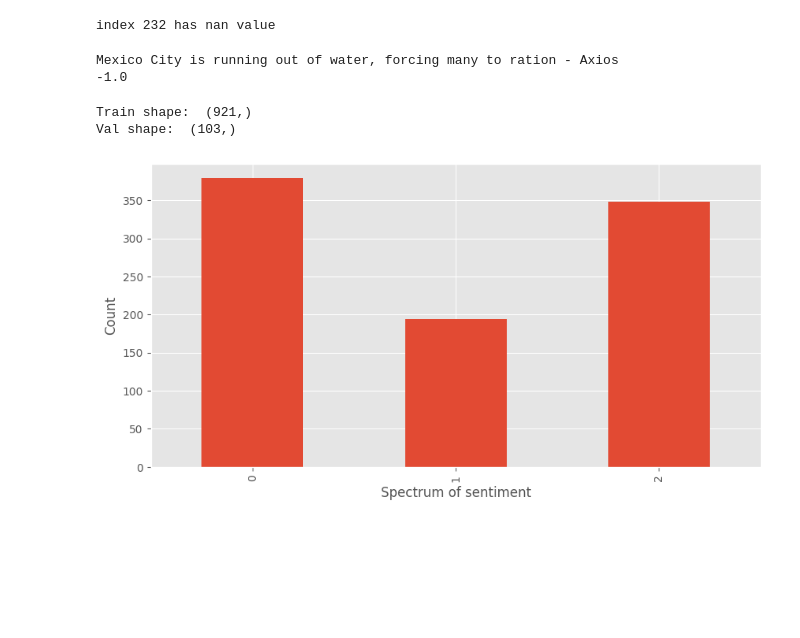
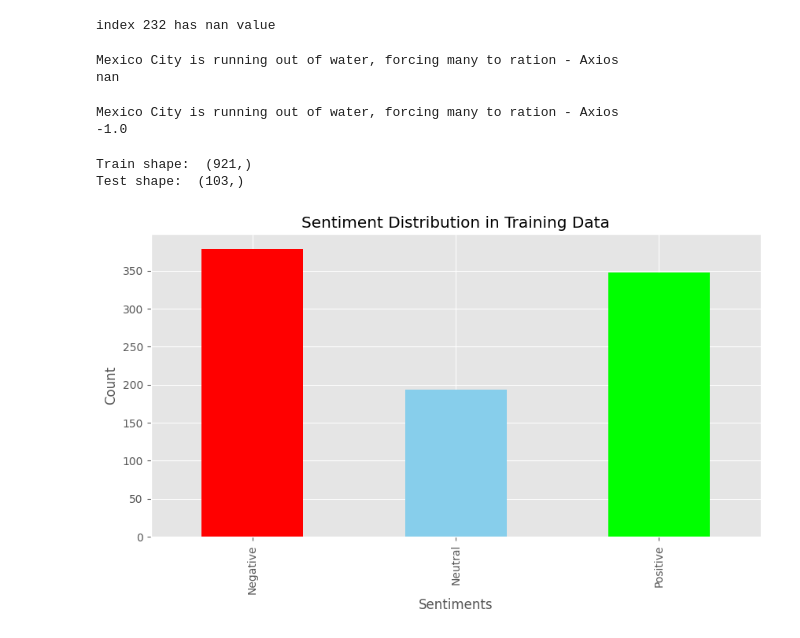
Before and after one commit to AnishD11/Sentiment-Analysis-of-Climate-Headlines, a Jupyter notebook: climate_headline.ipynb, the cells around one changed output. Drawn from its saved outputs; the diff is of its cells as text; code cells hidden in the pictures; blank space fills up the shorter version.

```diff
--- a/climate_headline.ipynb
+++ b/climate_headline.ipynb
@@ -191,55 +175,56 @@ for i in range(len(df)):
 		print(f'index {i} has nan value')
 # %% [output]
 index 232 has nan value
+# %%
+print(df.loc[232,"Headline"])
+print(df.loc[232,"Sentiment"])
+# %% [output]
+Mexico City is running out of water, forcing many to ration - Axios
+nan
+# %%
+# assigning correct sentiment value to the nan value
+df.loc[232, "Sentiment"] = -1.0
+print(df.loc[232,"Headline"])
+print(df.loc[232,"Sentiment"])
+# %% [output]
+Mexico City is running out of water, forcing many to ration - Axios
+-1.0
 # %%
-print(df.loc[232,"Headline"])
-#assigning correct sentiment value to the nan value
-df.loc[232, "Sentiment"] = -1.0
-print(df.loc[232,"Sentiment"])
-
-
+# reduce the sentiment values to 3 classes
 label_mapping = {-1.0: 0, -0.5: 0, 0.0: 1, 0.5: 2, 1.0: 2}
-# Replace the labels in the DataFrame
 df['Int Sentiment'] = df['Sentiment'].replace(label_mapping)
-# Change the data type of 'Int Sentiment' column to int
+# change the data type of 'Int Sentiment' column to int
 df['Int Sentiment'] = df['Int Sentiment'].astype(int)
-# %% [output]
-Mexico City is running out of water, forcing many to ration - Axios
--1.0
-# %%
-
-x_data = df["Cleaned Headline"].apply(lambda text: remove_countries(text, countries))
-y_data = df["Int Sentiment"]
-
-# Split the data into training and remaining data (testing + validation)
-#x_train, x_temp, y_train,  y_temp = train_test_split(x_data, y_data, test_size=0.2, random_state=42)
-x_train, x_val, y_train,  y_val = train_test_split(x_data, y_data, test_size=0.1, random_state=42)
-
-#x_val, x_test, y_val,  y_test = train_test_split(x_temp, y_temp, test_size=0.5, random_state=42)
-
-# Split the remaining data (temp_data) into validation and test sets
-#x_val, x_test, y_val, y_test = train_test_split(x_temp, y_temp, test_size=0.5, random_state=42)
-
-# Now you have:
-# - train_data (80% of the original data)
-# - val_data (10% of the original data)
-# - test_data (10% of the original data)
-
-print("Train shape: ",x_train.shape)
-print("Val shape: ",x_val.shape)
-#print("Test shape: ",x_test.shape)
-# %% [output]
-Train shape:  (921,)
-Val shape:  (103,)
+# %%
+# clean the headlines using the clean_data function
+df["Cleaned Headline"] = df["Headline"].apply(clean_data)
+
+# split the data into training and test set
+x_data = df["Cleaned Headline"]
+y_data = df["Int Sentiment"]
+x_train, x_test, y_train,  y_test = train_test_split(x_data, y_data, test_size=0.1, random_state=42)
+print("Train shape: ",x_train.shape)
+print("Test shape: ",x_test.shape)
+# %% [output]
+Train shape:  (921,)
+Test shape:  (103,)
 # %%
 #Analyzing senntiment counts in training data
 plt.style.use('ggplot')
 ax = y_train.value_counts().sort_index() \
     .plot(kind='bar',
-          figsize=(10,5))
-ax.set_xlabel('Spectrum of sentiment')
+          figsize=(10,5),
+          color=['red', 'skyblue', 'lime'],)
+ax.set_xlabel('Sentiments')
 ax.set_ylabel('Count')
+
+# adding custom x-axis labels
+ax.set_xticks(range(3))  # as y_train has values [0, 1, 2]
+ax.set_xticklabels(['Negative', 'Neutral', 'Positive'])
+
+ax.set_title('Sentiment Distribution in Training Data')
+
 plt.show()
 # %% [output]
-[figure, old version]
+[figure, new version]
 # %%
```
Also changed, not shown: parts of 29 cells of this notebook.
